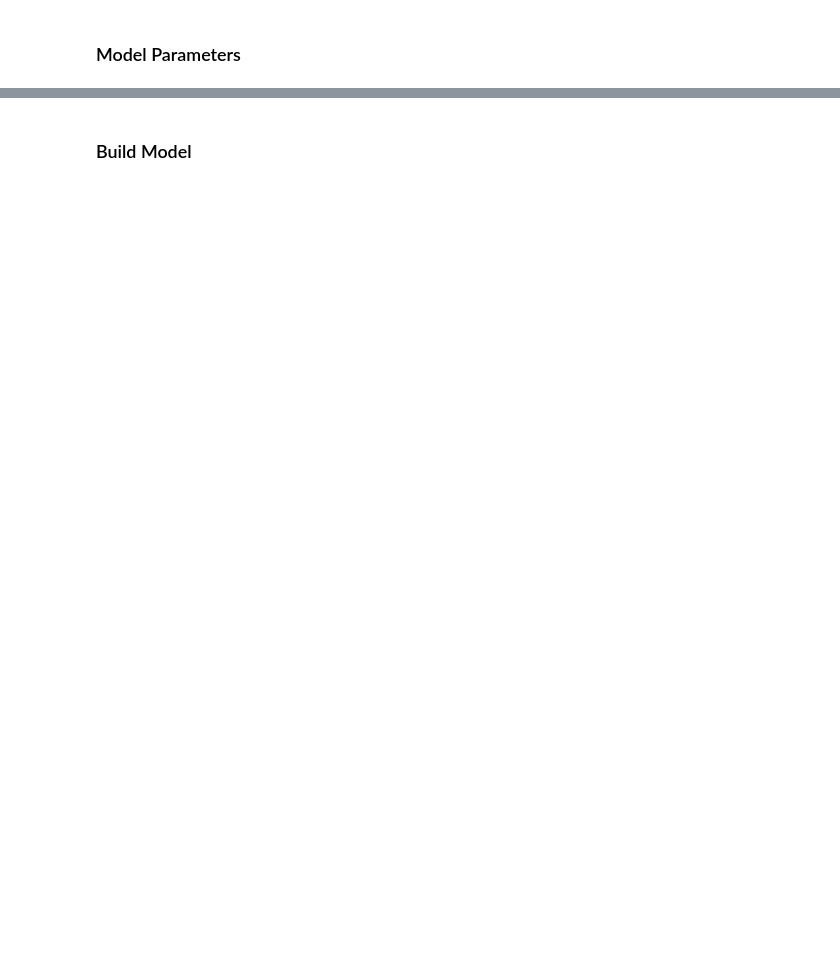
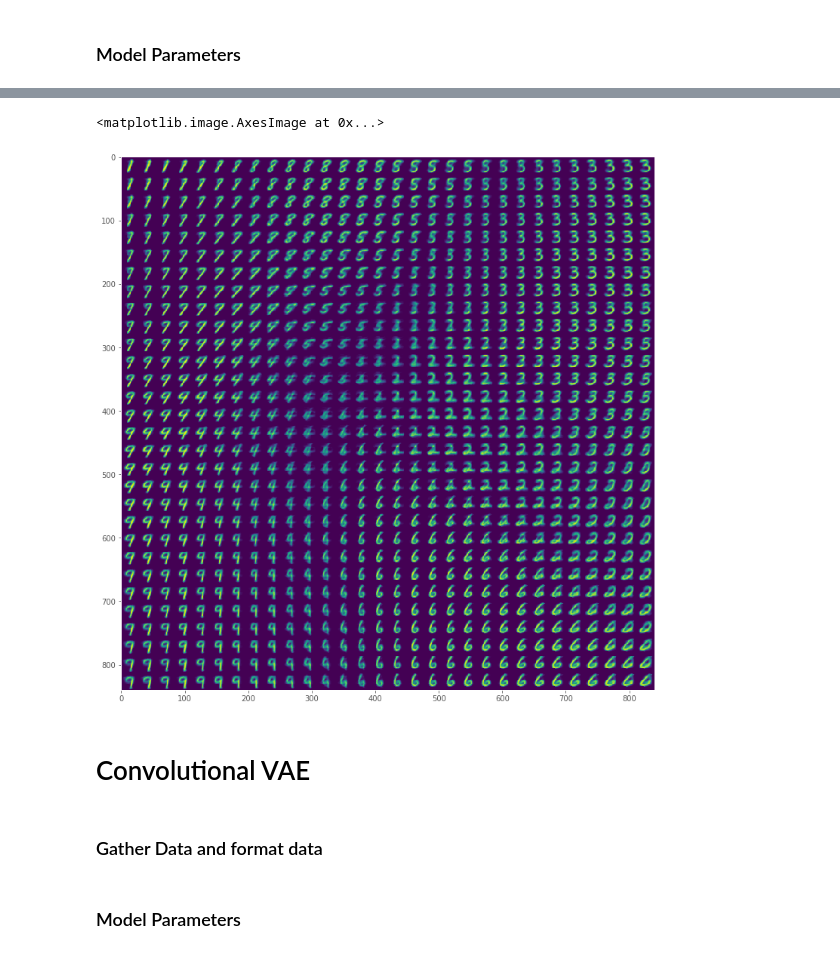
Before and after one commit to gandhiy/variational_inference, a Jupyter notebook: VAE MNIST.ipynb, the cells around one changed output, grey strips where cells are left out. Saved outputs shown, nothing was run; the diff lists cells and outputs as text; code cells hidden in the pictures; blank space fills up the shorter version.

Commit message:
working convolutional and linear VAE

```diff
--- a/VAE MNIST.ipynb
+++ b/VAE MNIST.ipynb
@@ -38,0 +41,8 @@ epochs = 50
+# %%
+vae, encoder, decoder = linear_vae(input_shape, sampling, intermediate_dim, latent_dim)
+vae.compile(optimizer='adam')
+history = vae.fit(
+    x_train,
+    epochs=epochs,
+    batch_size=batch_size,
+    validation_data=(x_test, None), verbose=1)
@@ -38,0 +69,10 @@ epochs = 50
+# %%
+lin_mu, lin_sig, out = encoder.predict(x_test)
+plt.figure(figsize=(12,8))
+plt.scatter(lin_mu[:,0], lin_mu[:,1], c=y_test)
+plt.colorbar()
+plt.show()
+plt.figure(figsize=(12,8))
+plt.scatter(lin_sig[:,0], lin_sig[:,1], c=y_test)
+plt.colorbar()
+plt.show()
@@ -38,0 +82,23 @@ epochs = 50
+# %%
+n = 30
+digit_size = 28
+figure = np.zeros((digit_size * n, digit_size * n))
+grid_x = np.linspace(-.02, .02, n)
+grid_y = np.linspace(-.02, .02, n)
+
+for i, yi in enumerate(grid_y):
+    for j, xi in enumerate(grid_x):
+        z = np.array([[xi,yi]])
+        out = decoder.predict(z)
+        digit = out[0].reshape(28,28)
+        figure[i * digit_size: (i + 1) * digit_size, j * digit_size: (j + 1) * digit_size] = digit
+plt.figure(figsize=(16,13))
+plt.grid()
+plt.imshow(figure)
+# %% [output]
+<matplotlib.image.AxesImage at 0x...>
+[figure, added]
+# %% [markdown]
+# Convolutional VAE
+# %% [markdown]
+### Gather Data and format data
@@ -39,2 +112,2 @@ epochs = 50
 # %% [markdown]
-### Build Model
+### Model Parameters
```
Also changed, not shown: parts of 25 cells of this notebook, 2 other files.
